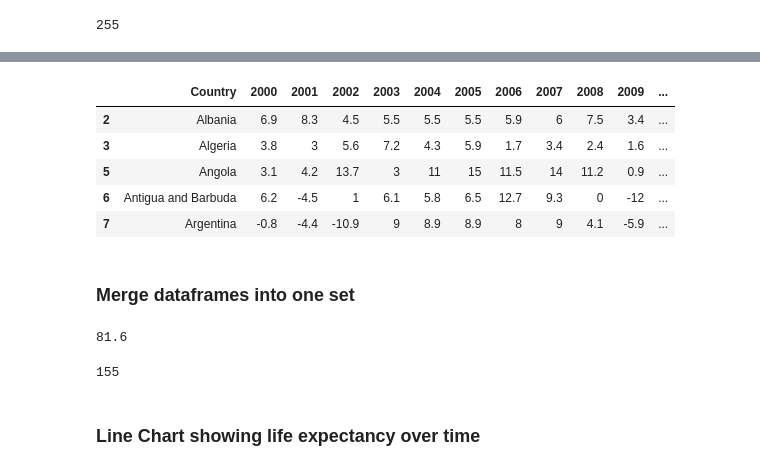
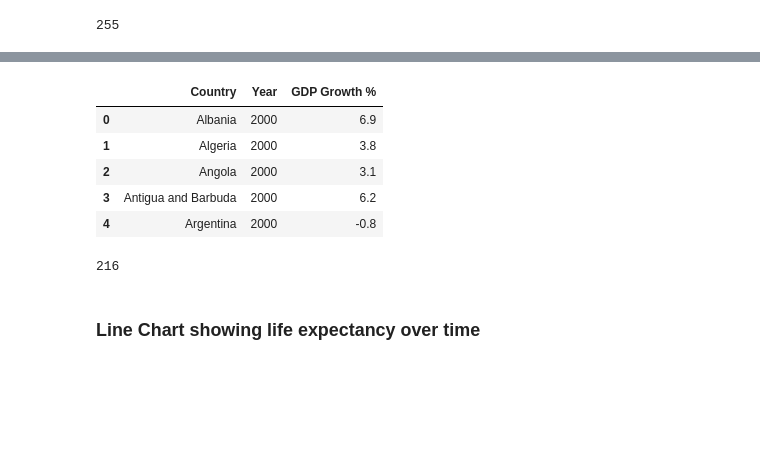
Before and after one commit to JNorthData/Life_Expectancy, a Jupyter notebook: life-expectancy.ipynb, the cells around one changed output, grey strips where cells are left out. Saved outputs shown, nothing was run; the diff lists cells and outputs as text; code cells hidden in the pictures; blank space fills up the shorter version.

```diff
--- a/life-expectancy.ipynb
+++ b/life-expectancy.ipynb
@@ -79,5 +113,3 @@ Life_Exp_df['Country'].nunique()
 # %%
 # Load data into dataframe
-GDP_Growth_df = pd.read_csv('Resources/GDP Growth Data.csv')
-
-GDP_Growth_df.head()
+GDP_Growth_df = pd.read_csv('Resources/OECD GDP Growth Data.csv')
@@ -98,41 +122,27 @@ GDP_Growth_df = GDP_Growth_df[['Real GDP growth (Annual percent change)', '2000'
 
 # Rename Country column
 GDP_Growth_df.rename(columns = {'Real GDP growth (Annual percent change)': 'Country'}, inplace = True)
-
-GDP_Growth_df.head()
-# %% [output]
-|  | Country | 2000 | 2001 | 2002 | 2003 | 2004 | 2005 | 2006 | 2007 | 2008 | 2009 | ... |
-| 2 | Albania | 6.9 | 8.3 | 4.5 | 5.5 | 5.5 | 5.5 | 5.9 | 6 | 7.5 | 3.4 | ... |
-| 3 | Algeria | 3.8 | 3 | 5.6 | 7.2 | 4.3 | 5.9 | 1.7 | 3.4 | 2.4 | 1.6 | ... |
-| 5 | Angola | 3.1 | 4.2 | 13.7 | 3 | 11 | 15 | 11.5 | 14 | 11.2 | 0.9 | ... |
-| 6 | Antigua and Barbuda | 6.2 | -4.5 | 1 | 6.1 | 5.8 | 6.5 | 12.7 | 9.3 | 0 | -12 | ... |
-| 7 | Argentina | -0.8 | -4.4 | -10.9 | 9 | 8.9 | 8.9 | 8 | 9 | 4.1 | -5.9 | ... |
 # %%
 # Reshape the GDP_Growth_df so that years are listed in rows instead of columns
 
 GDP_Growth_df_melted = pd.melt(GDP_Growth_df, id_vars = 'Country', var_name = 'Year', value_name = 'GDP Growth %')
 
 # Convert the 'Year' column to integers
 GDP_Growth_df_melted['Year'] = GDP_Growth_df_melted['Year'].astype(int)
+
+GDP_Growth_df_melted.head()
+# %% [output]
+|  | Country | Year | GDP Growth % |
+| 0 | Albania | 2000 | 6.9 |
+| 1 | Algeria | 2000 | 3.8 |
+| 2 | Angola | 2000 | 3.1 |
+| 3 | Antigua and Barbuda | 2000 | 6.2 |
+| 4 | Argentina | 2000 | -0.8 |
-# %% [markdown]
-### Merge dataframes into one set
-# %%
-# Merge the two dataframes on Country and Year
-
-Life_Exp_Report_df = pd.merge(Life_Exp_Core_df, GDP_Growth_df_melted, on = ['Country', 'Year'])
-
-# Life_Exp_Report_df
-
-max_value = Life_Exp_Report_df['BMI'].max()
-
-print(max_value)
-# %% [output]
-81.6
 # %%
-# How many countries in the combined set?
-Life_Exp_Report_df['Country'].nunique()
+# How many countries in dataset?
+GDP_Growth_df_melted['Country'].nunique()
 # %% [output]
-155
+216
 # %% [markdown]
 ### Line Chart showing life expectancy over time
 # %%
```
Also changed, not shown: parts of 7 cells of this notebook, 2 other files.
